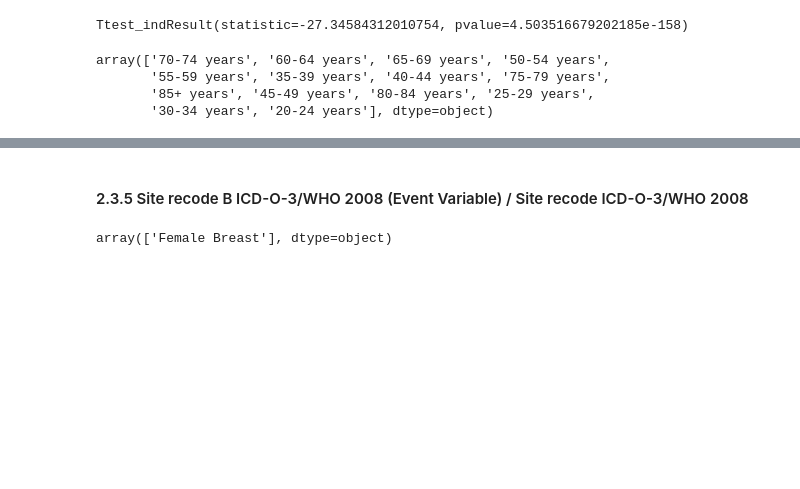
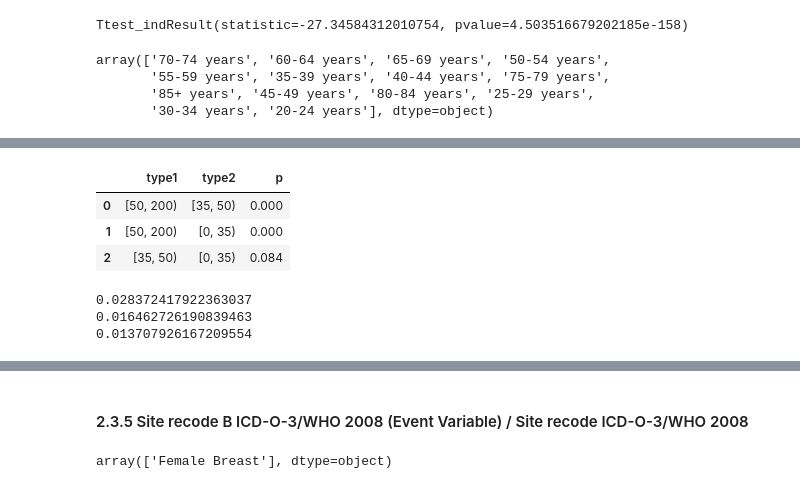
Before and after one commit to dearfad/mmhelper, a Jupyter notebook: project/qx/qx1.ipynb, the cells around one changed output, grey strips where cells are left out. Cells and saved outputs as stored; diff of their text form; code cells hidden in the pictures; blank space fills up the shorter version.

```diff
--- a/project/qx/qx1.ipynb
+++ b/project/qx/qx1.ipynb
@@ -298,3 +298,8 @@ array(['70-74 years', '60-64 years', '65-69 years', '50-54 years',
        '55-59 years', '35-39 years', '40-44 years', '75-79 years',
        '85+ years', '45-49 years', '80-84 years', '25-29 years',
        '30-34 years', '20-24 years'], dtype=object)
+# %%
+# 年龄按照 35 50 岁2个节点进行分组
+
+spage_group = pd.cut(spdata['Age at diagnosis'], bins=[0,35,50,200], right=False)
+spdata.groupby(spage_group).size().sort_values(ascending=False)
@@ -300,0 +312,4 @@ array(['70-74 years', '60-64 years', '65-69 years', '50-54 years',
+# %%
+
+mpage_group = pd.cut(mpdata[mpdata['Record number recode']==1]['Age at diagnosis'], bins=[0,35,50,200], right=False)
+mpdata[mpdata['Record number recode']==1].groupby(mpage_group).size().sort_values(ascending=False)
@@ -300,0 +322,6 @@ array(['70-74 years', '60-64 years', '65-69 years', '50-54 years',
+# %%
+sage = spdata.groupby(spage_group).size().sort_values(ascending=False)
+mage = mpdata[mpdata['Record number recode']==1].groupby(mpage_group).size().sort_values(ascending=False)
+obs = np.array([sage, mage]).T
+print(obs)
+chi2_contingency(obs)
@@ -300,0 +338,28 @@ array(['70-74 years', '60-64 years', '65-69 years', '50-54 years',
+# %%
+tag = ['[50, 200)','[35, 50)','[0, 35)']
+result = pd.DataFrame()
+result_row = []
+result_row2 = []
+result_p = []
+for row in range(len(obs)):
+    for row2 in range(row+1, len(obs)):
+        result_row.append(tag[row])
+        result_row2.append(tag[row2])
+        result_p.append(round(chi2_contingency(np.array([obs[row], obs[row2]]))[1],3))
+result['type1'] = result_row
+result['type2'] = result_row2
+result['p'] = result_p
+result
+# %% [output]
+|  | type1 | type2 | p |
+| 0 | [50, 200) | [35, 50) | 0.000 |
+| 1 | [50, 200) | [0, 35) | 0.000 |
+| 2 | [35, 50) | [0, 35) | 0.084 |
+# %%
+print(7108/(243417+7108))
+print(1079/(64463+1079))
+print(101/(7267+101))
+# %% [output]
+0.028372417922363037
+0.016462726190839463
+0.013707926167209554
```
Also changed, not shown: parts of 29 cells of this notebook, 1 other file.
